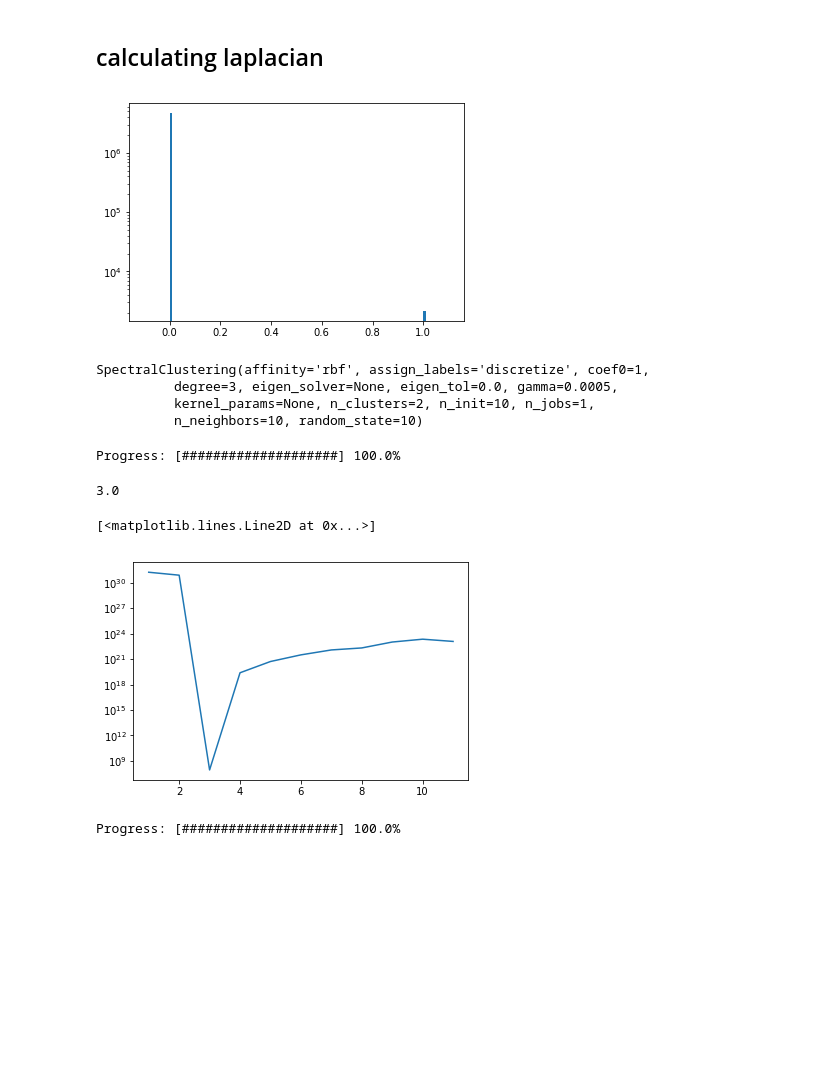
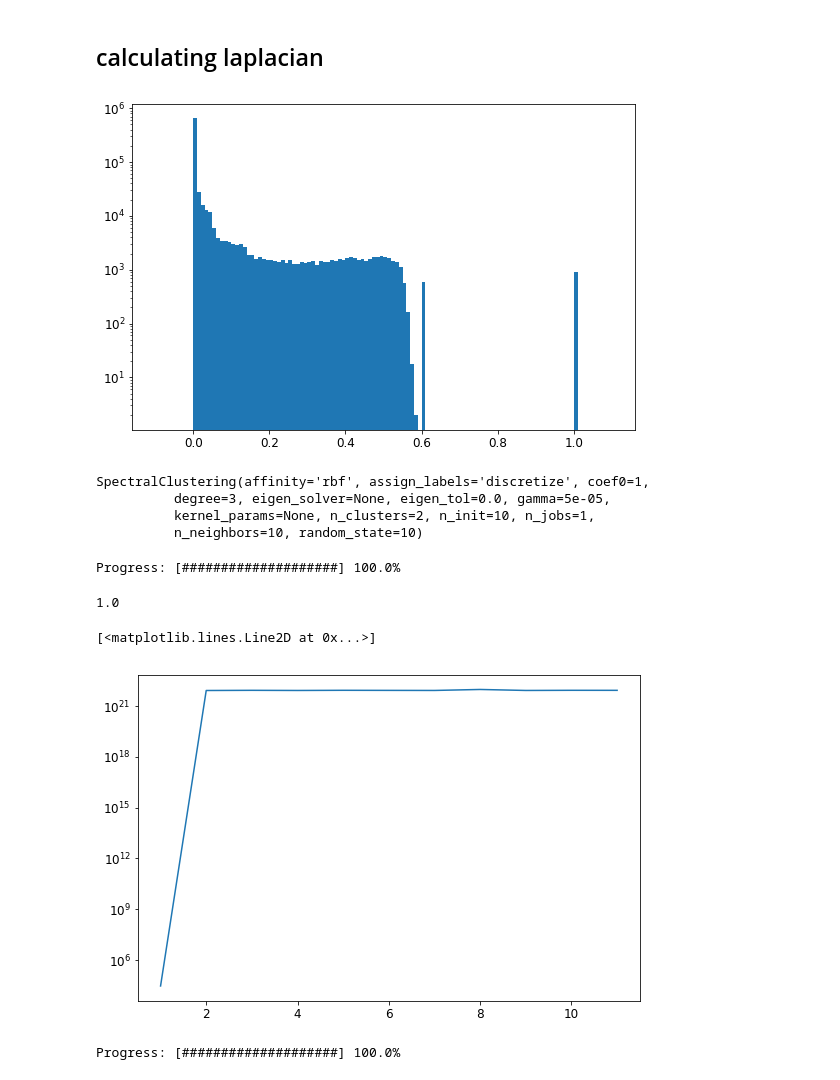
Before and after one commit to sioan/bcv_spectral_clustering, a Jupyter notebook: refactoring_test.ipynb, the cells around one changed output. Saved outputs shown, nothing was run; the diff lists cells and outputs as text; code cells hidden in the pictures; blank space fills up the shorter version.

Commit message:
figured out what was wrong.  off diagonal components were fixed small.

```diff
--- a/refactoring_test.ipynb
+++ b/refactoring_test.ipynb
@@ -160,13 +160,13 @@ for i in np.arange(299): euclidean_dist_matrix[i+1,i] =100
 # %% [markdown]
 ## calculating laplacian
 # %%
-gamma = 5.0e-4
+gamma = 5.0e-5
 my_affinity_matrix = np.exp((-(euclidean_dist_matrix**2))*gamma)
 #degree_matrix      = np.diag((my_affinity_matrix - np.diag(np.diag(my_affinity_matrix))).sum(axis=0))
 #laplcian = my_affinity_matrix - degree_matrix
 my_hist = plt.hist(my_affinity_matrix.flatten(),bins=np.arange(-0.1,1.1,0.01),log=True)
 # %% [output]
-[figure, old version]
+[figure, new version]
 # %%
 spectral = cluster.SpectralClustering(n_clusters=2,                     #intentionally incorrect clusters
                                       assign_labels="discretize",
@@ -176,7 +176,7 @@ spectral = cluster.SpectralClustering(n_clusters=2,                     #intenti
 spectral.fit(np.random.rand(100,3))
 # %% [output]
 SpectralClustering(affinity='rbf', assign_labels='discretize', coef0=1,
-          degree=3, eigen_solver=None, eigen_tol=0.0, gamma=0.0005,
+          degree=3, eigen_solver=None, eigen_tol=0.0, gamma=5e-05,
           kernel_params=None, n_clusters=2, n_init=10, n_jobs=1,
           n_neighbors=10, random_state=10)
 # %%
@@ -196,12 +196,12 @@ Progress: [####################] 100.0%
 # %%
 k[np.argmin(np.median(score_list,axis=0))]
 # %% [output]
-3.0
+1.0
 # %%
 plt.semilogy(k,np.median(score_list,axis=0))
 # %% [output]
 [<matplotlib.lines.Line2D at 0x...>]
-[figure, old version]
+[figure, new version]
 # %%
 # iterating over many gamma's
 # %%
```
Also changed, not shown: parts of 3 cells of this notebook.
